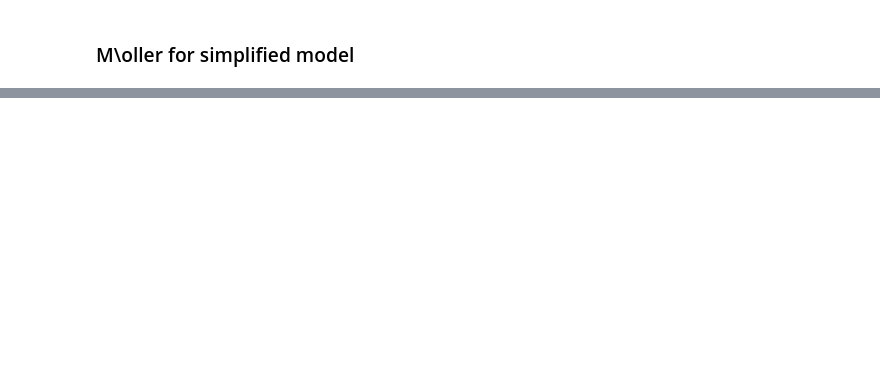
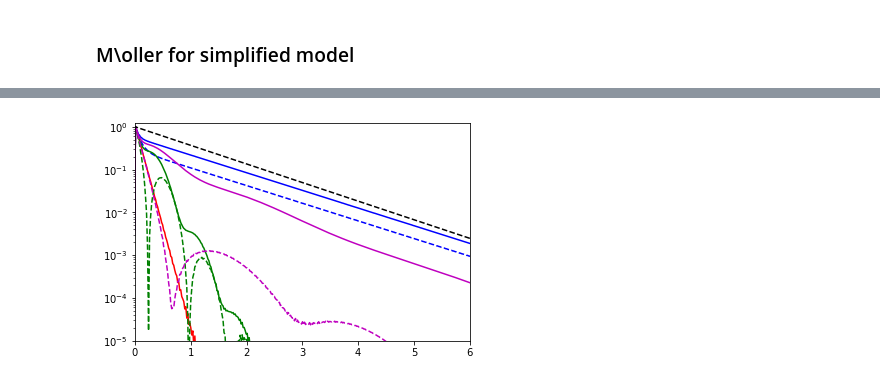
Before and after one commit to ViacheslavP/calculations, a Jupyter notebook: moller_easy.ipynb, the cells around one changed output, grey strips where cells are left out. Saved outputs shown, nothing was run; the diff lists cells and outputs as text; code cells hidden in the pictures; blank space fills up the shorter version.

```diff
--- a/moller_easy.ipynb
+++ b/moller_easy.ipynb
@@ -125,0 +333,22 @@ print(ddRight)
+# %%
+normplot(t, BlochDT2, 'r-')
+
+normplot(t, ReshwDT2, 'b-')
+normplot(t, ReshwDTin, 'b--')
+
+normplot(t, RestfDT2, 'g-')
+normplot(t, RestfDTin, 'g--')
+
+normplot(t, ResRandDT2, 'm-')
+normplot(t, ResRandDTin, 'm--')
+
+plt.plot(t, np.exp(-t), 'k--')
+
+
+plt.yscale('log')
+plt.xlim(0,6)
+plt.ylim(0.00001, 1.2)
+plt.savefig('resonator.svg')
+plt.show()
+# %% [output]
+[figure, added]
```
Also changed, not shown: parts of 24 cells of this notebook, 9 other files.
